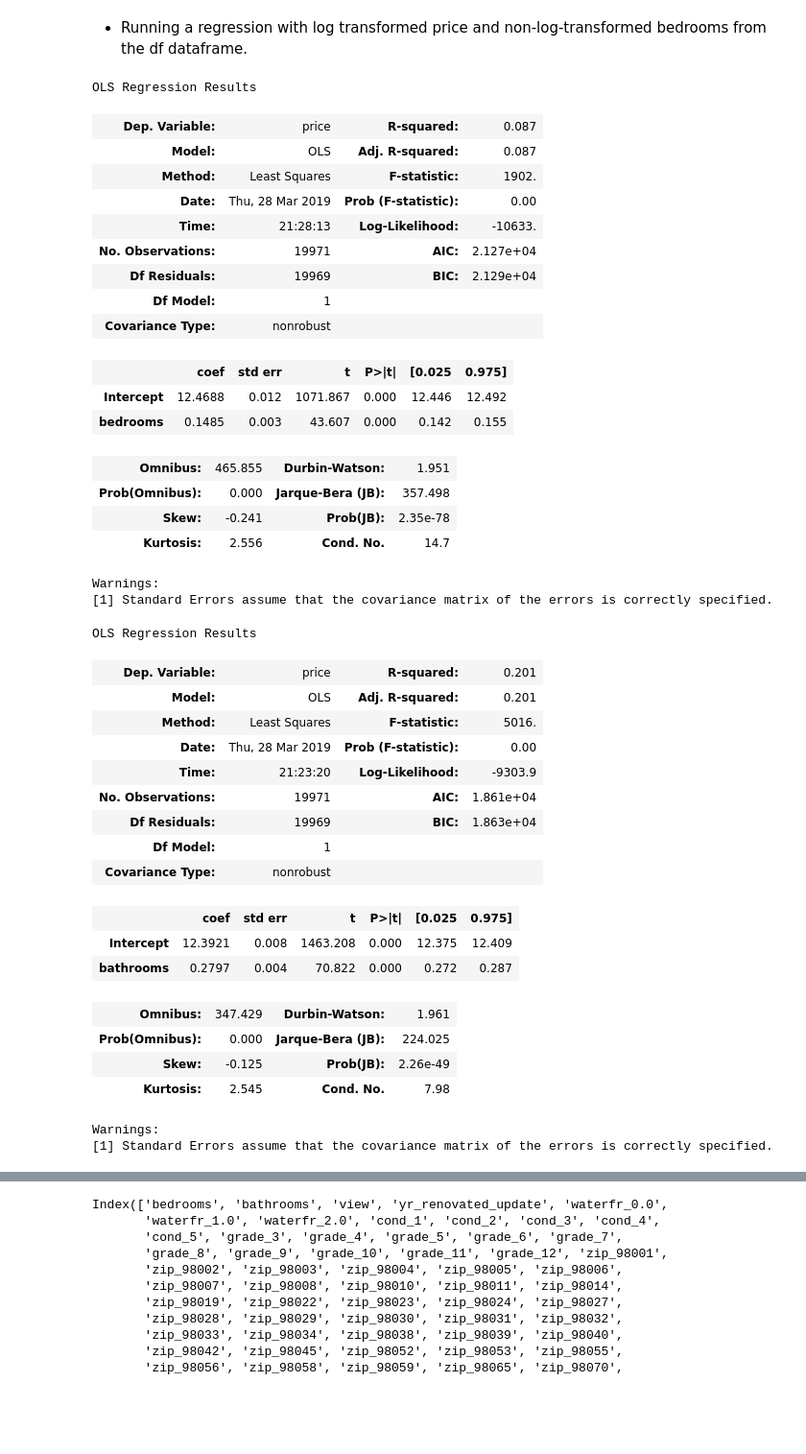
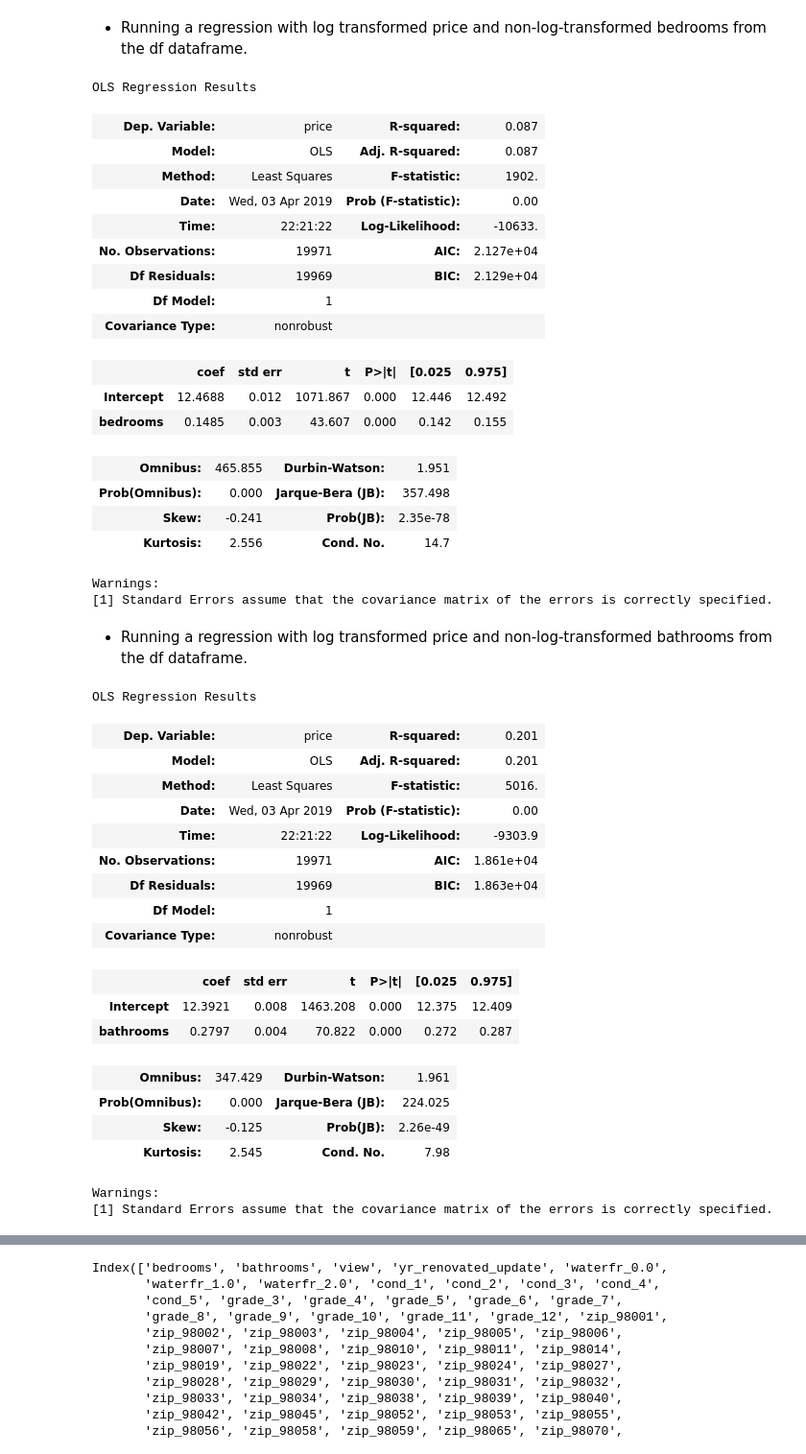
Before and after one commit to witchlane/dsc-1-final-project-online-ds-pt-112618, a Jupyter notebook: MOD 1 PROJECT - FIRST DRAFT.ipynb, the cells around one changed output, grey strips where cells are left out. Shown at 96% size. Drawn from its saved outputs; the diff is of its cells as text; code cells hidden in the pictures; blank space fills up the shorter version.

```diff
--- a/MOD 1 PROJECT - FIRST DRAFT.ipynb
+++ b/MOD 1 PROJECT - FIRST DRAFT.ipynb
@@ -964,12 +976,12 @@ df[df['sqft_lot15'] <1]
 # %%
 data_log = pd.DataFrame([])
 
-data_log['price'] = np.log(data['price'])
-data_log['sqft_living'] = np.log(data['sqft_living'])
-data_log['sqft_lot'] = np.log(data['sqft_lot'])
-data_log['floors'] = np.log(data['floors'])
-data_log['sqft_living15'] = np.log(data['sqft_living15'])
-data_log['sqft_lot15'] = np.log(data['sqft_lot15'])
+data_log['price'] = np.log(df['price'])
+data_log['sqft_living'] = np.log(df['sqft_living'])
+data_log['sqft_lot'] = np.log(df['sqft_lot'])
+data_log['floors'] = np.log(df['floors'])
+data_log['sqft_living15'] = np.log(df['sqft_living15'])
+data_log['sqft_lot15'] = np.log(df['sqft_lot15'])
 
 data_log.hist(figsize=[6,6]);
 
@@ -1133,8 +1145,8 @@ OLS Regression Results
 | Dep. Variable: | price | R-squared: | 0.087 |
 | Model: | OLS | Adj. R-squared: | 0.087 |
 | Method: | Least Squares | F-statistic: | 1902. |
-| Date: | Thu, 28 Mar 2019 | Prob (F-statistic): | 0.00 |
-| Time: | 21:28:13 | Log-Likelihood: | -10633. |
+| Date: | Wed, 03 Apr 2019 | Prob (F-statistic): | 0.00 |
+| Time: | 22:21:22 | Log-Likelihood: | -10633. |
 | No. Observations: | 19971 | AIC: | 2.127e+04 |
 | Df Residuals: | 19969 | BIC: | 2.129e+04 |
 | Df Model: | 1 |  |  |
@@ -1148,16 +1160,18 @@ OLS Regression Results
 | Kurtosis: | 2.556 | Cond. No. | 14.7 |
 Warnings:
 [1] Standard Errors assume that the covariance matrix of the errors is correctly specified.
+# %% [markdown]
+* Running a regression with log transformed price and non-log-transformed bathrooms from the df dataframe.
 # %%
-model_bed = ols(formula = 'price~bathrooms', data = data).fit()
-model_bed.summary()
+model_bath = ols(formula = 'price~bathrooms', data = data).fit()
+model_bath.summary()
 # %% [output]
 OLS Regression Results
 | Dep. Variable: | price | R-squared: | 0.201 |
 | Model: | OLS | Adj. R-squared: | 0.201 |
 | Method: | Least Squares | F-statistic: | 5016. |
-| Date: | Thu, 28 Mar 2019 | Prob (F-statistic): | 0.00 |
-| Time: | 21:23:20 | Log-Likelihood: | -9303.9 |
+| Date: | Wed, 03 Apr 2019 | Prob (F-statistic): | 0.00 |
+| Time: | 22:21:22 | Log-Likelihood: | -9303.9 |
 | No. Observations: | 19971 | AIC: | 1.861e+04 |
 | Df Residuals: | 19969 | BIC: | 1.863e+04 |
 | Df Model: | 1 |  |  |
```
Also changed, not shown: parts of 61 cells of this notebook.
